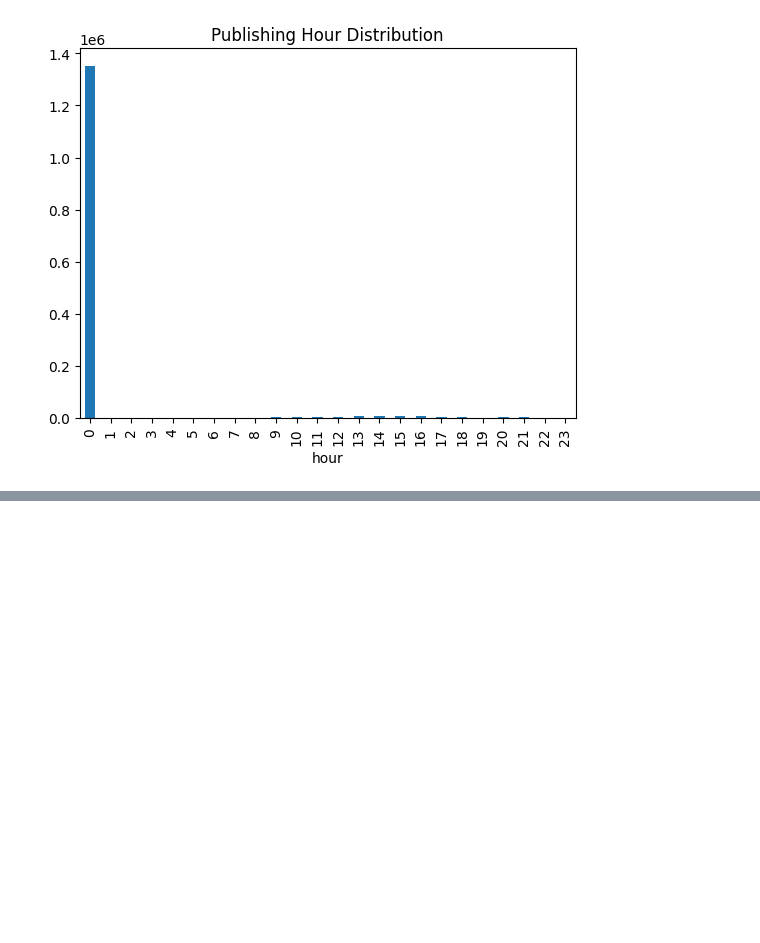
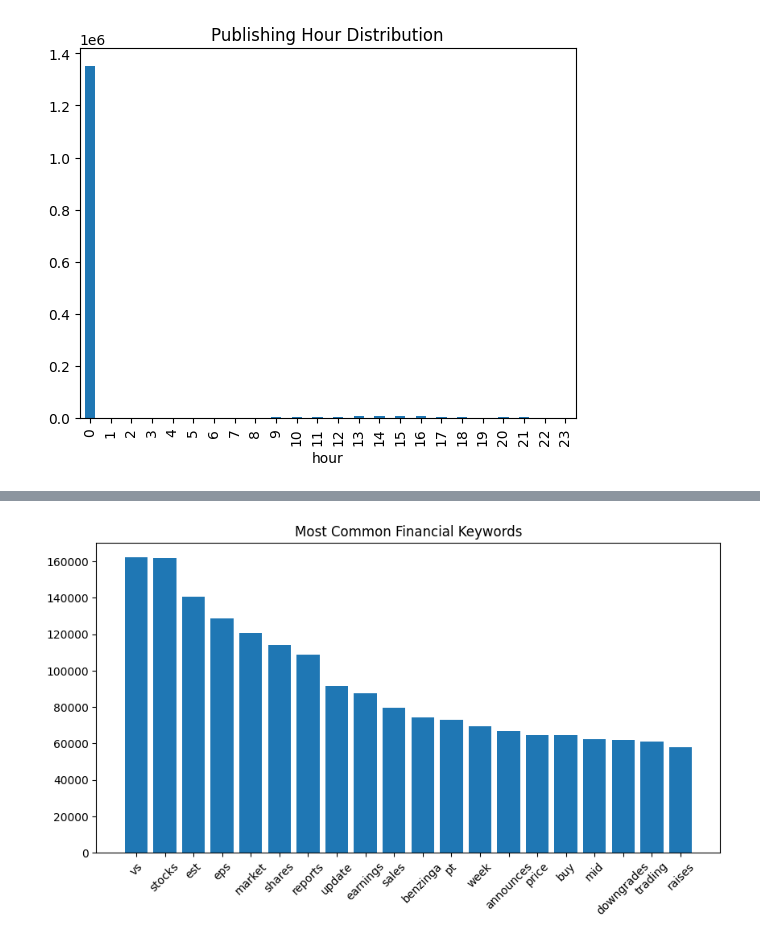
Before and after one commit to ekram-kemer1/news-sentiment-analysis, a Jupyter notebook: notebooks/eda_news.ipynb, the cells around one changed output, grey strips where cells are left out. Saved outputs shown, nothing was run; the diff lists cells and outputs as text; code cells hidden in the pictures; blank space fills up the shorter version.

```diff
--- a/notebooks/eda_news.ipynb
+++ b/notebooks/eda_news.ipynb
@@ -128,0 +144,23 @@ plt.show()
+# %%
+vectorizer = CountVectorizer(
+    stop_words='english',
+    max_features=20
+)
+
+X = vectorizer.fit_transform(df["headline"])
+
+word_df = vectorizer.get_feature_names_out()
+
+counts = X.toarray().sum(axis=0)
+
+word_df = pd.DataFrame({
+    "word": word_df,
+    "count": counts
+})
+
+word_df = word_df.sort_values(
+    by="count",
+    ascending=False
+)
+
+word_df
@@ -128,0 +185,17 @@ plt.show()
+# %%
+import matplotlib.pyplot as plt
+
+plt.figure(figsize=(10,5))
+
+plt.bar(
+    word_df["word"],
+    word_df["count"]
+)
+
+plt.xticks(rotation=45)
+
+plt.title("Most Common Financial Keywords")
+
+plt.show()
+# %% [output]
+[figure, added]
```
Also changed, not shown: parts of 15 cells of this notebook, 3 other files.
